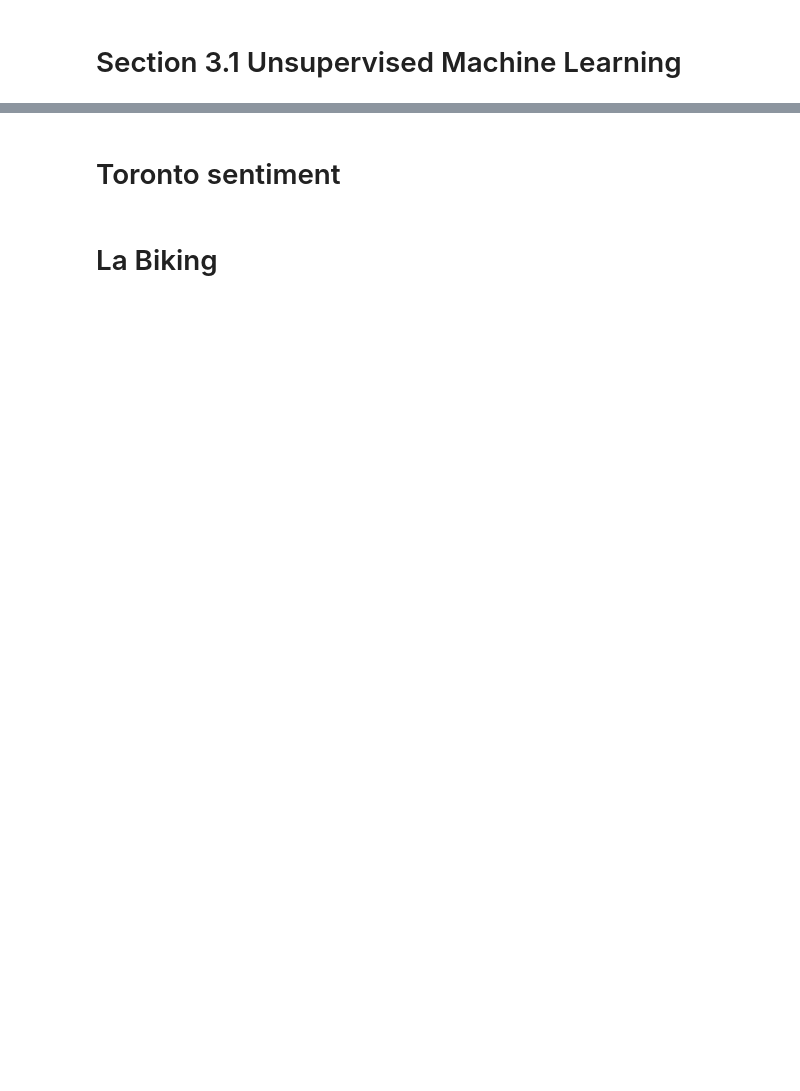
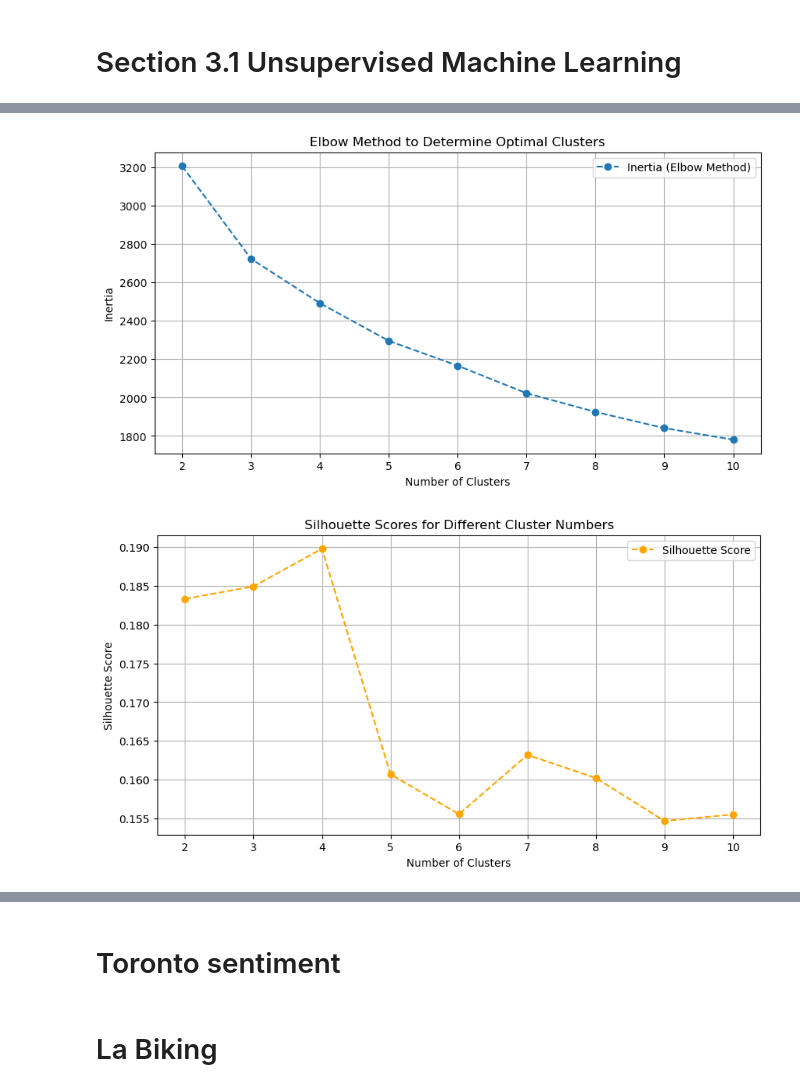
Before and after one commit to sba23432/Winter-2024-2025-Repeat-Assessment-Semester-1, a Jupyter notebook: Cycling in Ireland compared to other countries .ipynb, the cells around one changed output, grey strips where cells are left out. Saved outputs shown, nothing was run; the diff lists cells and outputs as text; code cells hidden in the pictures; blank space fills up the shorter version.

```diff
--- a/Cycling in Ireland compared to other countries .ipynb
+++ b/Cycling in Ireland compared to other countries .ipynb
@@ -1150,6 +1588,0 @@ import matplotlib.pyplot as plt
-# %%
-from sklearn.metrics import silhouette_score
-sse_ = []
-for k in range(2, 15):
-    kmeans = KMeans(n_clusters=k).fit(RFM_norm1)
-    sse_.append([k, silhouette_score(RFM_norm1, kmeans.labels_)])
@@ -1193,0 +1593,42 @@ sns.barplot(x=dfcluster.ClusterID, y=dfcluster.Recency_mean)
+# %%
+# Select numeric columns for clustering
+columns_for_clustering = ['hour_of_day', 'num_rentals', 'maxtp', 'mintp', 'rain', 'cbl', 'wdsp', 'hm', 'ddhm', 'hg', 'sun']
+df_clustering = final_df[columns_for_clustering]
+# %%
+# Standardize the features
+scaler = StandardScaler()
+df_scaled = scaler.fit_transform(df_clustering)
+# %%
+# Elbow Method to find optimal number of clusters
+inertia = []
+silhouette_scores = []
+cluster_range = range(2, 11)  # Testing cluster numbers from 2 to 10
+
+for n_clusters in cluster_range:
+    kmeans = KMeans(n_clusters=n_clusters, random_state=42)
+    cluster_labels = kmeans.fit_predict(df_scaled)
+    inertia.append(kmeans.inertia_)  # Sum of squared distances
+    silhouette_scores.append(silhouette_score(df_scaled, cluster_labels))  # Silhouette Score
+# %%
+# Plot Elbow Method
+plt.figure(figsize=(10, 5))
+plt.plot(cluster_range, inertia, marker='o', linestyle='--', label='Inertia (Elbow Method)')
+plt.xlabel('Number of Clusters')
+plt.ylabel('Inertia')
+plt.title('Elbow Method to Determine Optimal Clusters')
+plt.grid(True)
+plt.legend()
+plt.show()
+
+# Plot Silhouette Score
+plt.figure(figsize=(10, 5))
+plt.plot(cluster_range, silhouette_scores, marker='o', linestyle='--', color='orange', label='Silhouette Score')
+plt.xlabel('Number of Clusters')
+plt.ylabel('Silhouette Score')
+plt.title('Silhouette Scores for Different Cluster Numbers')
+plt.grid(True)
+plt.legend()
+plt.show()
+# %% [output]
+[figure, added]
+[figure, added]
```
Also changed, not shown: parts of 148 cells of this notebook.
